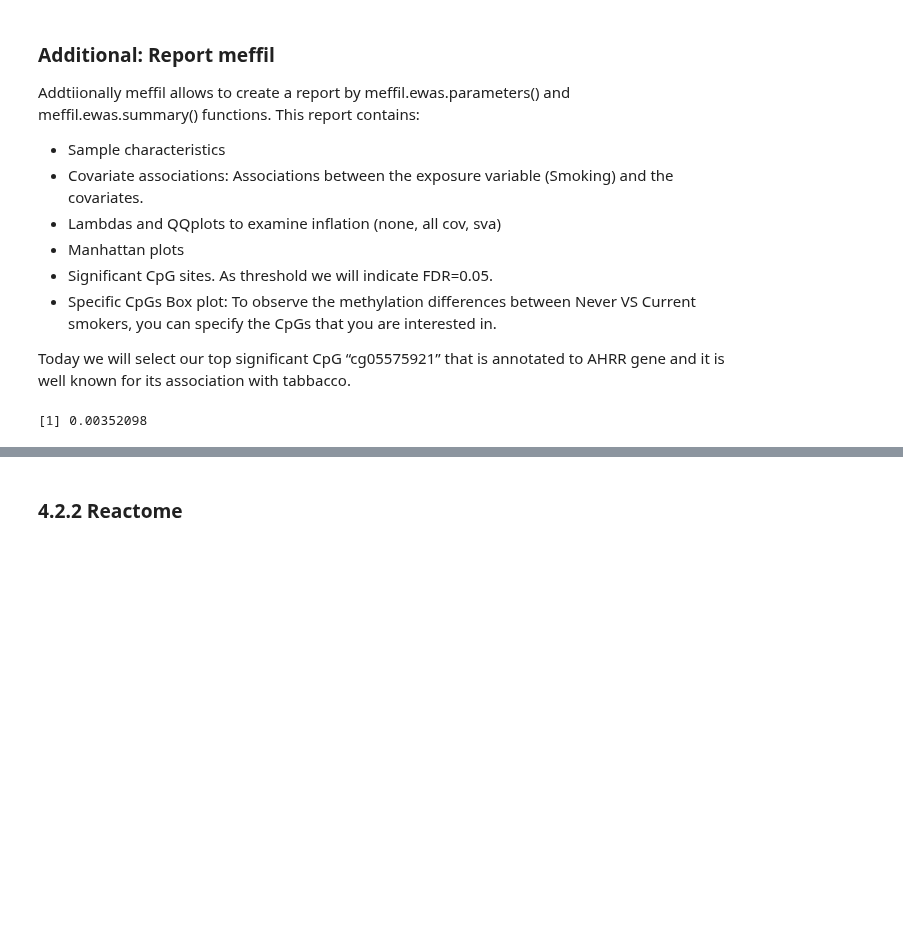
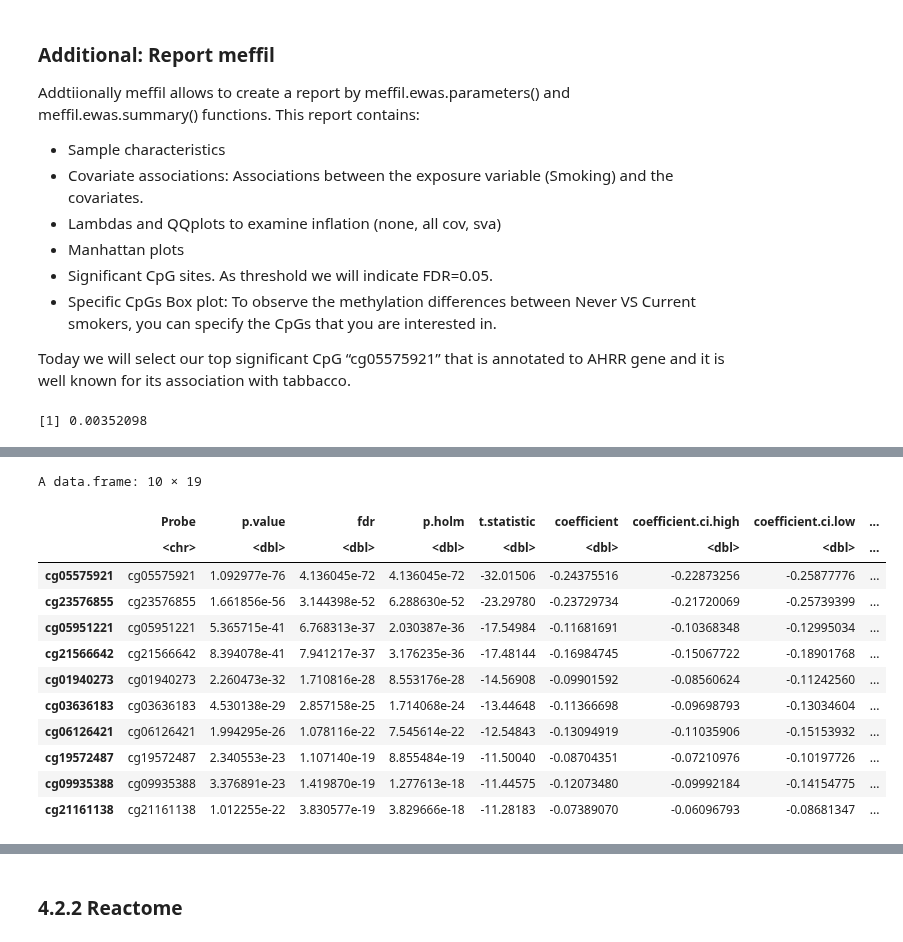
Before and after one commit to joanall/Hands-On-Epigenome-Wide-Analysis-EWAS-, a Jupyter notebook: ewas_tutorial.ipynb, the cells around one changed output, grey strips where cells are left out. Cells and saved outputs as stored; diff of their text form; code cells hidden in the pictures; blank space fills up the shorter version.

```diff
--- a/ewas_tutorial.ipynb
+++ b/ewas_tutorial.ipynb
@@ -810,4 +831,4 @@ anot her option is to go to ...... (ebpage)
 # %%
 data("IlluminaHumanMethylation450kanno.ilmn12.hg19")
-annotation.table<- getAnnotation(IlluminaHumanMethylation450kanno.ilmn12.hg19)
-dim(annotation.table)
+annotation_table <- getAnnotation(IlluminaHumanMethylation450kanno.ilmn12.hg19)
+dim(annotation_table)
@@ -814,7 +837,8 @@ dim(annotation.table)
 # %%
-annotation.table<-as.data.frame(annotation.table[,c("chr","pos","strand",
+# Keep columns we're interested in
+annotation_df <- as.data.frame(annotation_table[,c("chr","pos","strand",
                                                     "Name","Islands_Name",
                                                     "Relation_to_Island",
                                                     "UCSC_RefGene_Name",
                                                     "UCSC_RefGene_Group")])
-head(annotation.table)
+head(annotation_df)
@@ -837,0 +867,29 @@ First of all we convert Gene Symbols to Ensembl and Entrez Gene IDs to use them
+# %%
+# CpG IDs in results tabble are rownames; in the annotation they’re in column "Name"
+# Add probe ID as a column, merge, and keep all results
+results_table$Probe <- rownames(results_table)
+
+# Merge/Add new annotaiton columns to our resullts
+results_table_anno <- merge(results_table, annotation_df, by.x = "Probe", by.y = "Name", all.x = TRUE, sort = FALSE)
+
+# put Probe back as rownames
+rownames(results_table_anno) <- results_table_anno$Probe
+
+# Order by p-value (ascending)
+results_table_anno <- results_table_anno[order(results_table_anno$p.value), ]
+
+results_table_anno[1:10,]
+# %% [output]
+A data.frame: 10 × 19
+|  | Probe | p.value | fdr | p.holm | t.statistic | coefficient | coefficient.ci.high | coefficient.ci.low | ... |
+|  | <chr> | <dbl> | <dbl> | <dbl> | <dbl> | <dbl> | <dbl> | <dbl> | ... |
+| cg05575921 | cg05575921 | 1.092977e-76 | 4.136045e-72 | 4.136045e-72 | -32.01506 | -0.24375516 | -0.22873256 | -0.25877776 | ... |
+| cg23576855 | cg23576855 | 1.661856e-56 | 3.144398e-52 | 6.288630e-52 | -23.29780 | -0.23729734 | -0.21720069 | -0.25739399 | ... |
+| cg05951221 | cg05951221 | 5.365715e-41 | 6.768313e-37 | 2.030387e-36 | -17.54984 | -0.11681691 | -0.10368348 | -0.12995034 | ... |
+| cg21566642 | cg21566642 | 8.394078e-41 | 7.941217e-37 | 3.176235e-36 | -17.48144 | -0.16984745 | -0.15067722 | -0.18901768 | ... |
+| cg01940273 | cg01940273 | 2.260473e-32 | 1.710816e-28 | 8.553176e-28 | -14.56908 | -0.09901592 | -0.08560624 | -0.11242560 | ... |
+| cg03636183 | cg03636183 | 4.530138e-29 | 2.857158e-25 | 1.714068e-24 | -13.44648 | -0.11366698 | -0.09698793 | -0.13034604 | ... |
+| cg06126421 | cg06126421 | 1.994295e-26 | 1.078116e-22 | 7.545614e-22 | -12.54843 | -0.13094919 | -0.11035906 | -0.15153932 | ... |
+| cg19572487 | cg19572487 | 2.340553e-23 | 1.107140e-19 | 8.855484e-19 | -11.50040 | -0.08704351 | -0.07210976 | -0.10197726 | ... |
+| cg09935388 | cg09935388 | 3.376891e-23 | 1.419870e-19 | 1.277613e-18 | -11.44575 | -0.12073480 | -0.09992184 | -0.14154775 | ... |
+| cg21161138 | cg21161138 | 1.012255e-22 | 3.830577e-19 | 3.829666e-18 | -11.28183 | -0.07389070 | -0.06096793 | -0.08681347 | ... |
```
Also changed, not shown: parts of 31 cells of this notebook.
